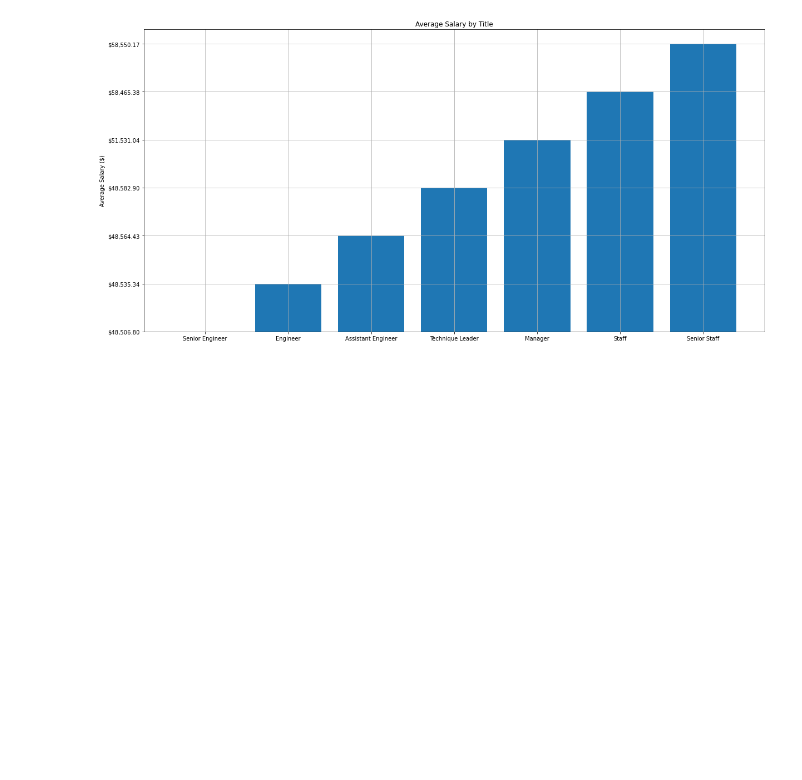
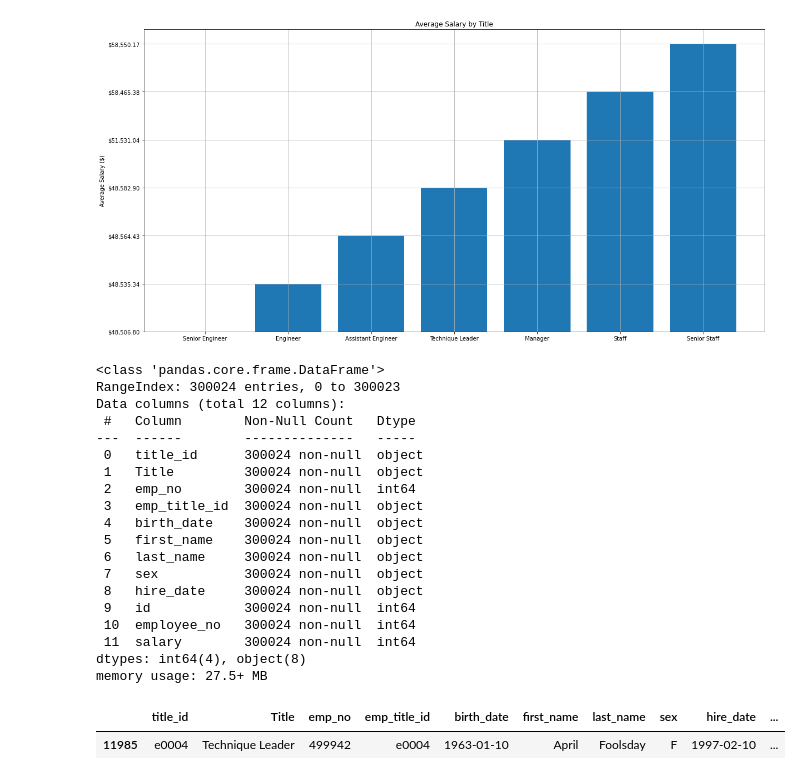
Before and after one commit to adrianaovalle/sql-challenge, a Jupyter notebook: EmployeeSQL/Bonus.ipynb, the cells around one changed output. Cells and saved outputs as stored; diff of their text form; code cells hidden in the pictures; blank space fills up the shorter version.

Commit message:
Adding last part of bonus

```diff
--- a/EmployeeSQL/Bonus.ipynb
+++ b/EmployeeSQL/Bonus.ipynb
@@ -101,2 +102,38 @@ plt.grid(True)
 # %% [output]
 [figure]
+# %%
+#Search for Employee #499942
+query='''
+SELECT *
+FROM "Titles" as t
+JOIN "Employees" as e ON t.title_id=e.emp_title_id
+JOIN "Salaries" as s ON e.emp_no=s.emp_no
+'''
+df=pd.read_sql_query(query,engine)
+df=df.rename(columns={'title':'Title','avg':'Average Salary'})
+df.columns.values[10]='employee_no'
+df.info()
+emp_499942_df=df.loc[df['emp_no']==499942,:]
+emp_499942_df.head()
+# %% [output]
+<class 'pandas.core.frame.DataFrame'>
+RangeIndex: 300024 entries, 0 to 300023
+Data columns (total 12 columns):
+ #   Column        Non-Null Count   Dtype
+---  ------        --------------   -----
+ 0   title_id      300024 non-null  object
+ 1   Title         300024 non-null  object
+ 2   emp_no        300024 non-null  int64
+ 3   emp_title_id  300024 non-null  object
+ 4   birth_date    300024 non-null  object
+ 5   first_name    300024 non-null  object
+ 6   last_name     300024 non-null  object
+ 7   sex           300024 non-null  object
+ 8   hire_date     300024 non-null  object
+ 9   id            300024 non-null  int64
+ 10  employee_no   300024 non-null  int64
+ 11  salary        300024 non-null  int64
+dtypes: int64(4), object(8)
+memory usage: 27.5+ MB
+|  | title_id | Title | emp_no | emp_title_id | birth_date | first_name | last_name | sex | hire_date | ... |
+| 11985 | e0004 | Technique Leader | 499942 | e0004 | 1963-01-10 | April | Foolsday | F | 1997-02-10 | ... |
```
Also changed, not shown: parts of 2 cells of this notebook, 2 other files.
